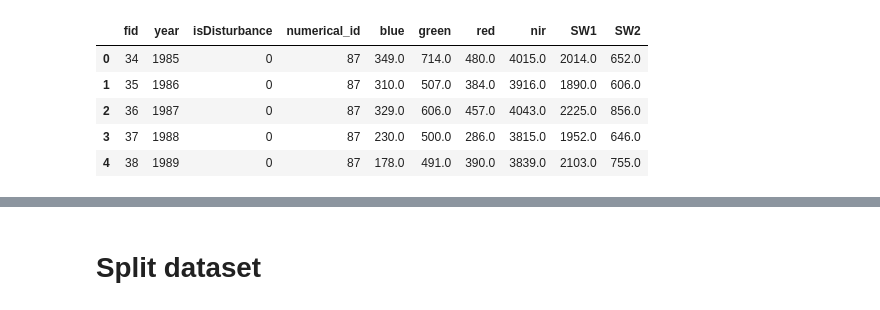
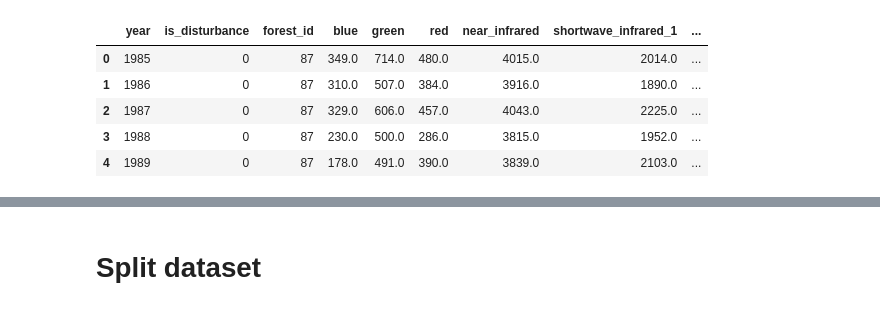
Before and after one commit to maxluetkemeyer/forest_disturbance_detection, a Jupyter notebook: notebooks/max/max.ipynb, the cells around one changed output, grey strips where cells are left out. Saved outputs shown, nothing was run; the diff lists cells and outputs as text; code cells hidden in the pictures.

Commit message:
ref: renaming of forest_id

```diff
--- a/notebooks/max.ipynb
+++ b/notebooks/max/max.ipynb
@@ -6,30 +6,31 @@ import matplotlib.pyplot as plt
 # Set random seed for reproducibility
 np.random.seed(seed=2345)
 # %%
-raw_df: pd.DataFrame = pd.read_csv(filepath_or_buffer='data_6_channels_train.csv')
+raw_df: pd.DataFrame = pd.read_csv(filepath_or_buffer='../data_6_channels_train.csv')
 raw_df.rename(
     columns={
-        "fid": "forest_id",
+        "fid": "fid",
         "year": "year",
-        "class": "isDisturbance",
-        "numerical_id": "numerical_id",
+        "class": "is_disturbance",
+        "numerical_id": "forest_id",
         "BLU": "blue",
         "GRN": "green",
         "RED": "red",
-        "NIR": "nir",
-        "SWIR1": "swir1",
-        "SWIR2": "swir2",
+        "NIR": "near_infrared",
+        "SW1": "shortwave_infrared_1",
+        "SW2": "shortwave_infrared_2",
     },
     inplace=True,
 )
+raw_df.drop(labels=["fid"], axis=1, inplace=True)
 raw_df.head()
 # %% [output]
-|  | fid | year | isDisturbance | numerical_id | blue | green | red | nir | SW1 | SW2 |
-| 0 | 34 | 1985 | 0 | 87 | 349.0 | 714.0 | 480.0 | 4015.0 | 2014.0 | 652.0 |
-| 1 | 35 | 1986 | 0 | 87 | 310.0 | 507.0 | 384.0 | 3916.0 | 1890.0 | 606.0 |
-| 2 | 36 | 1987 | 0 | 87 | 329.0 | 606.0 | 457.0 | 4043.0 | 2225.0 | 856.0 |
-| 3 | 37 | 1988 | 0 | 87 | 230.0 | 500.0 | 286.0 | 3815.0 | 1952.0 | 646.0 |
-| 4 | 38 | 1989 | 0 | 87 | 178.0 | 491.0 | 390.0 | 3839.0 | 2103.0 | 755.0 |
+|  | year | is_disturbance | forest_id | blue | green | red | near_infrared | shortwave_infrared_1 | ... |
+| 0 | 1985 | 0 | 87 | 349.0 | 714.0 | 480.0 | 4015.0 | 2014.0 | ... |
+| 1 | 1986 | 0 | 87 | 310.0 | 507.0 | 384.0 | 3916.0 | 1890.0 | ... |
+| 2 | 1987 | 0 | 87 | 329.0 | 606.0 | 457.0 | 4043.0 | 2225.0 | ... |
+| 3 | 1988 | 0 | 87 | 230.0 | 500.0 | 286.0 | 3815.0 | 1952.0 | ... |
+| 4 | 1989 | 0 | 87 | 178.0 | 491.0 | 390.0 | 3839.0 | 2103.0 | ... |
 # %%
 raw_df.describe()
 # %% [output]
```
Also changed, not shown: parts of 4 cells of this notebook, 1 other file.
